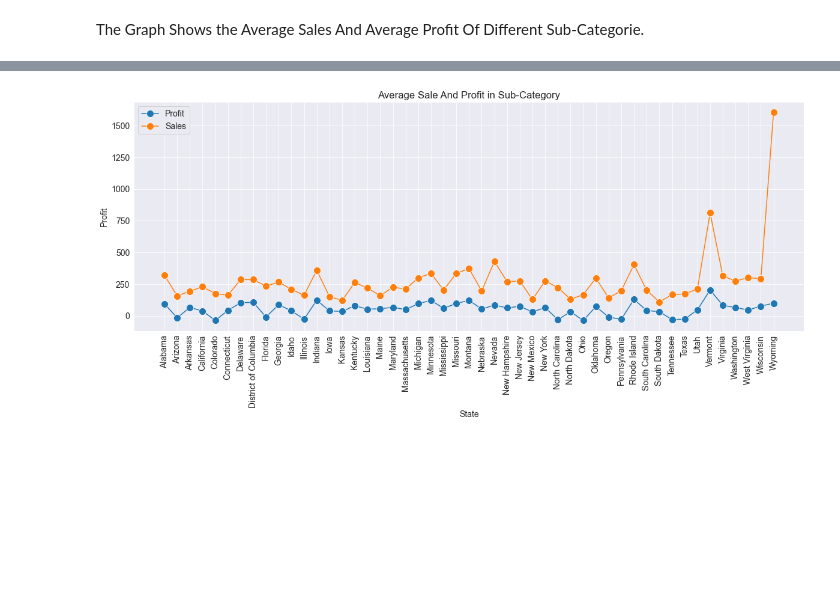
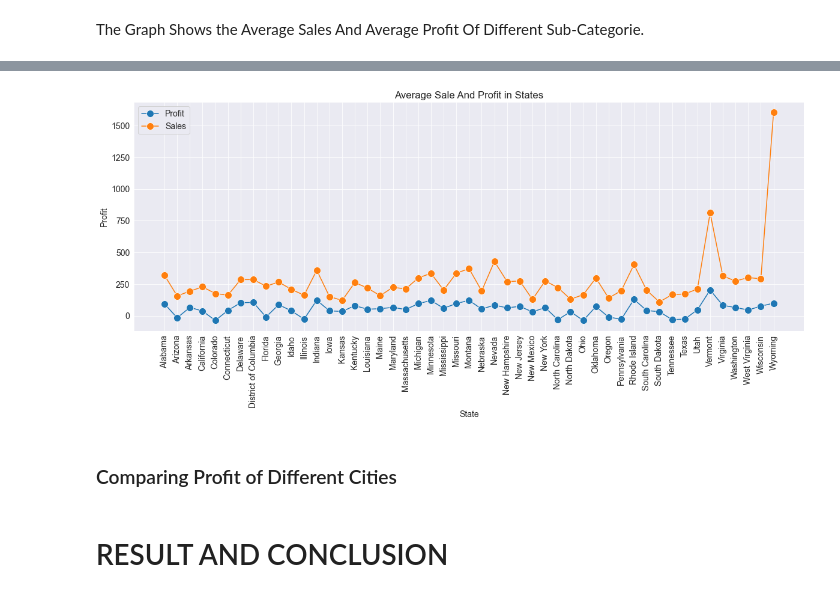
Before and after one commit to snehamaiti/SuperStore-Analysis, a Jupyter notebook: SuperStore.ipynb, the cells around one changed output, grey strips where cells are left out. Cells and saved outputs as stored; diff of their text form; code cells hidden in the pictures; blank space fills up the shorter version.

```diff
--- a/SuperStore.ipynb
+++ b/SuperStore.ipynb
@@ -163,11 +220,14 @@ mean_by_state[['Sales','Profit']].sort_values('Profit').head(10)
 # %%
 plt.figure(figsize=(20,7))
-
-plt.title('Average Sale And Profit in Sub-Category')
+plt.title('Average Sale And Profit in States')
 sns.lineplot(data=mean_by_state,x="State",y="Profit",marker='o',markersize =12);
 sns.lineplot(data=mean_by_state,x="State",y="Sales",marker='o',markersize =12);
 plt.legend(['Profit', 'Sales']);
 plt.xticks(rotation=90)
 plt.show();
 # %% [output]
-[figure, old version]
+[figure, new version]
+# %% [markdown]
+### Comparing Profit of Different Cities
+# %% [markdown]
+# RESULT AND CONCLUSION
```
Also changed, not shown: parts of 22 cells of this notebook.
